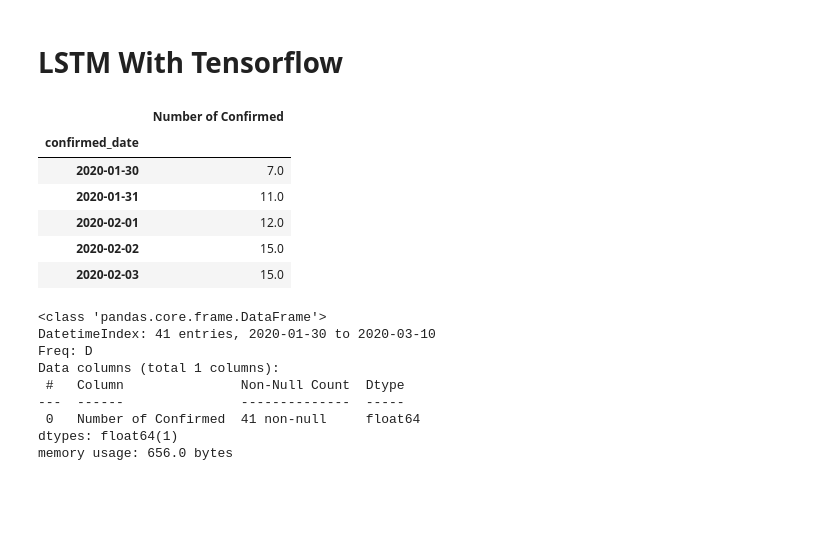
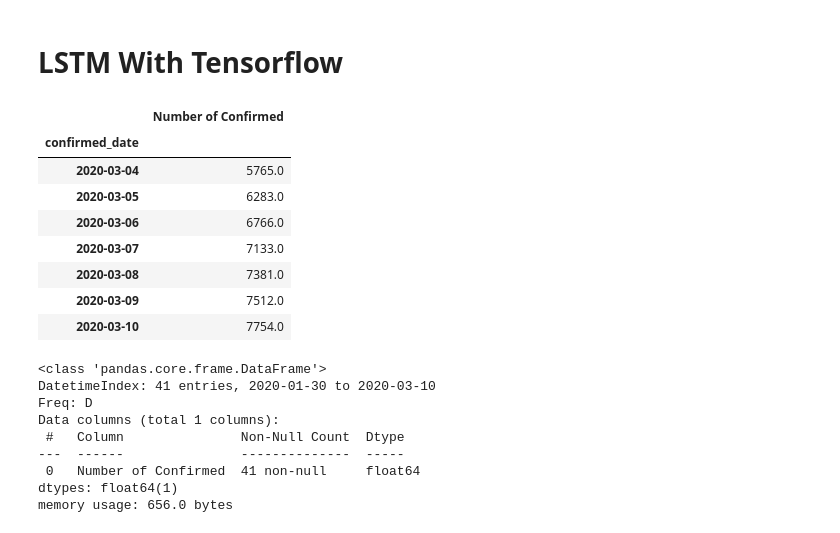
Before and after one commit to MohammadFebriyanto/Bangkit_Project, a Jupyter notebook: CoronaVirusBangkit.ipynb, the cells around one changed output. Saved outputs shown, nothing was run; the diff lists cells and outputs as text; code cells hidden in the pictures; blank space fills up the shorter version.

```diff
--- a/CoronaVirusBangkit.ipynb
+++ b/CoronaVirusBangkit.ipynb
@@ -488,15 +488,17 @@ from tensorflow.keras.preprocessing.sequence import TimeseriesGenerator
 # %%
 df = pd.DataFrame(data)
 df.columns = ['Number of Confirmed']
-df.head()
+df.tail(7)
 # %% [output]
 |  | Number of Confirmed |
 | confirmed_date |  |
-| 2020-01-30 | 7.0 |
-| 2020-01-31 | 11.0 |
-| 2020-02-01 | 12.0 |
-| 2020-02-02 | 15.0 |
-| 2020-02-03 | 15.0 |
+| 2020-03-04 | 5765.0 |
+| 2020-03-05 | 6283.0 |
+| 2020-03-06 | 6766.0 |
+| 2020-03-07 | 7133.0 |
+| 2020-03-08 | 7381.0 |
+| 2020-03-09 | 7512.0 |
+| 2020-03-10 | 7754.0 |
 # %%
 df.info()
 # %% [output]
```
Also changed, not shown: parts of 20 cells of this notebook.
